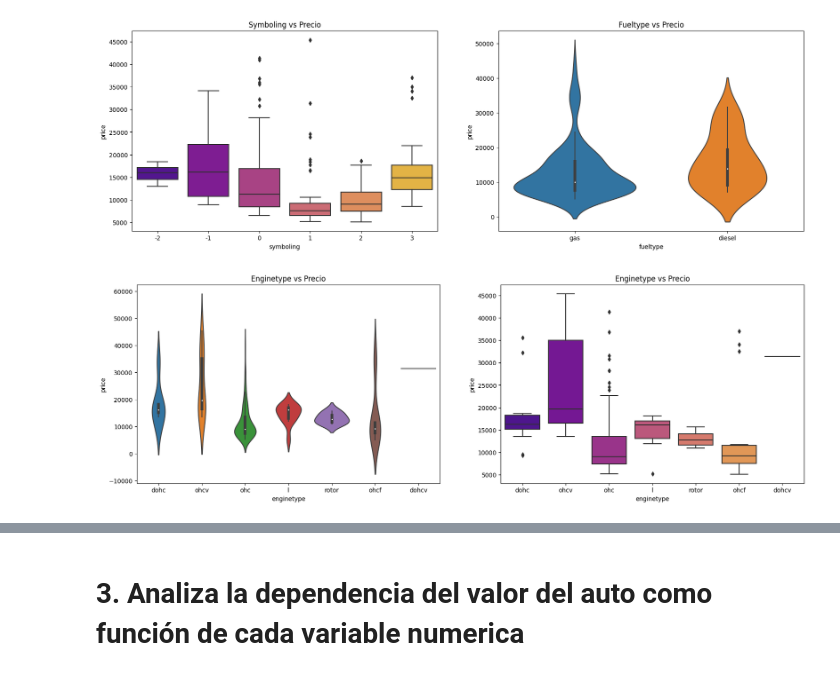
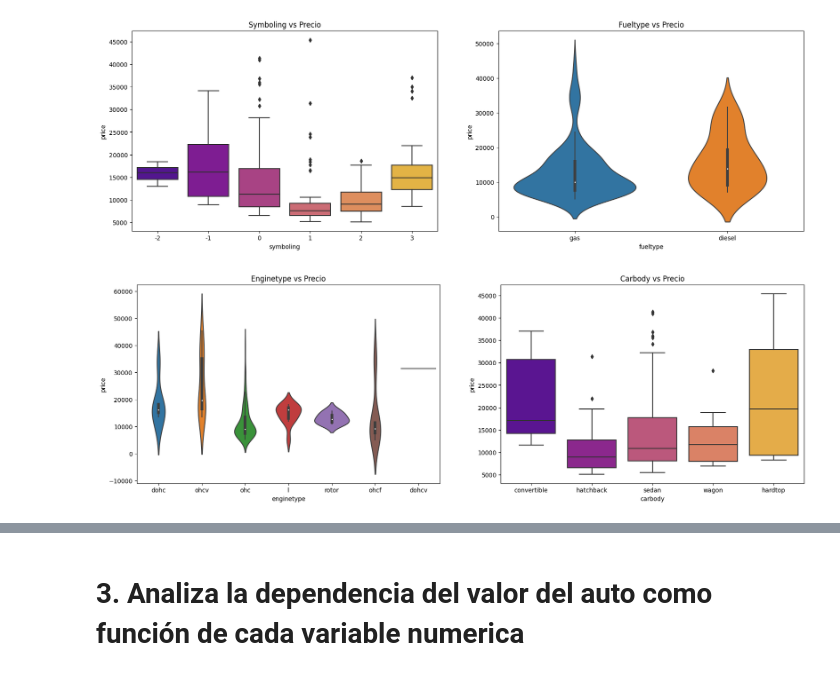
Before and after one commit to DCI-alxogm/ml2023-DPM2310, a Jupyter notebook: Sep8-9/Ejercicio9Sep.ipynb, the cells around one changed output, grey strips where cells are left out. Saved outputs shown, nothing was run; the diff lists cells and outputs as text; code cells hidden in the pictures.

```diff
--- a/Sep8-9/Ejercicio9Sep.ipynb
+++ b/Sep8-9/Ejercicio9Sep.ipynb
@@ -184,16 +184,16 @@ plt.show()
 # %%
 plt.figure(figsize=(20,6))
 
 # Enginetype vs Precio
 plt.subplot(1,2,1)
 plt.title('Enginetype vs Precio')
 sns.violinplot(x=df["enginetype"], y=df["price"])
 
 # Carbody vs Precio
 plt.subplot(1,2,2)
-plt.title('Enginetype vs Precio')
-sns.boxplot(x=df.enginetype, y=df.price, palette=("plasma"))
+plt.title('Carbody vs Precio')
+sns.boxplot(x=df.carbody, y=df.price, palette=("plasma"))
 
 plt.show()
 # %% [output]
-[figure, old version]
+[figure, new version]
```
Also changed, not shown: parts of 3 cells of this notebook.
